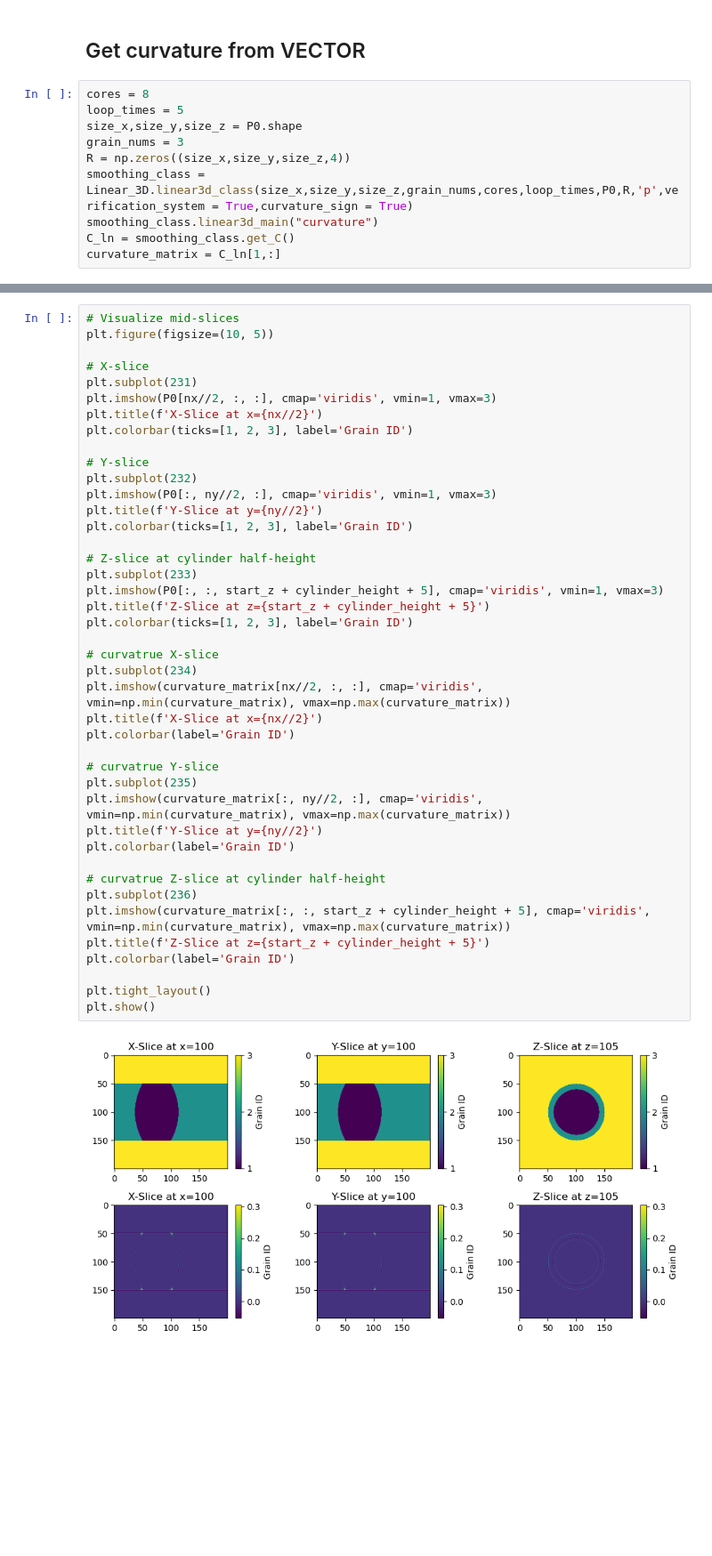
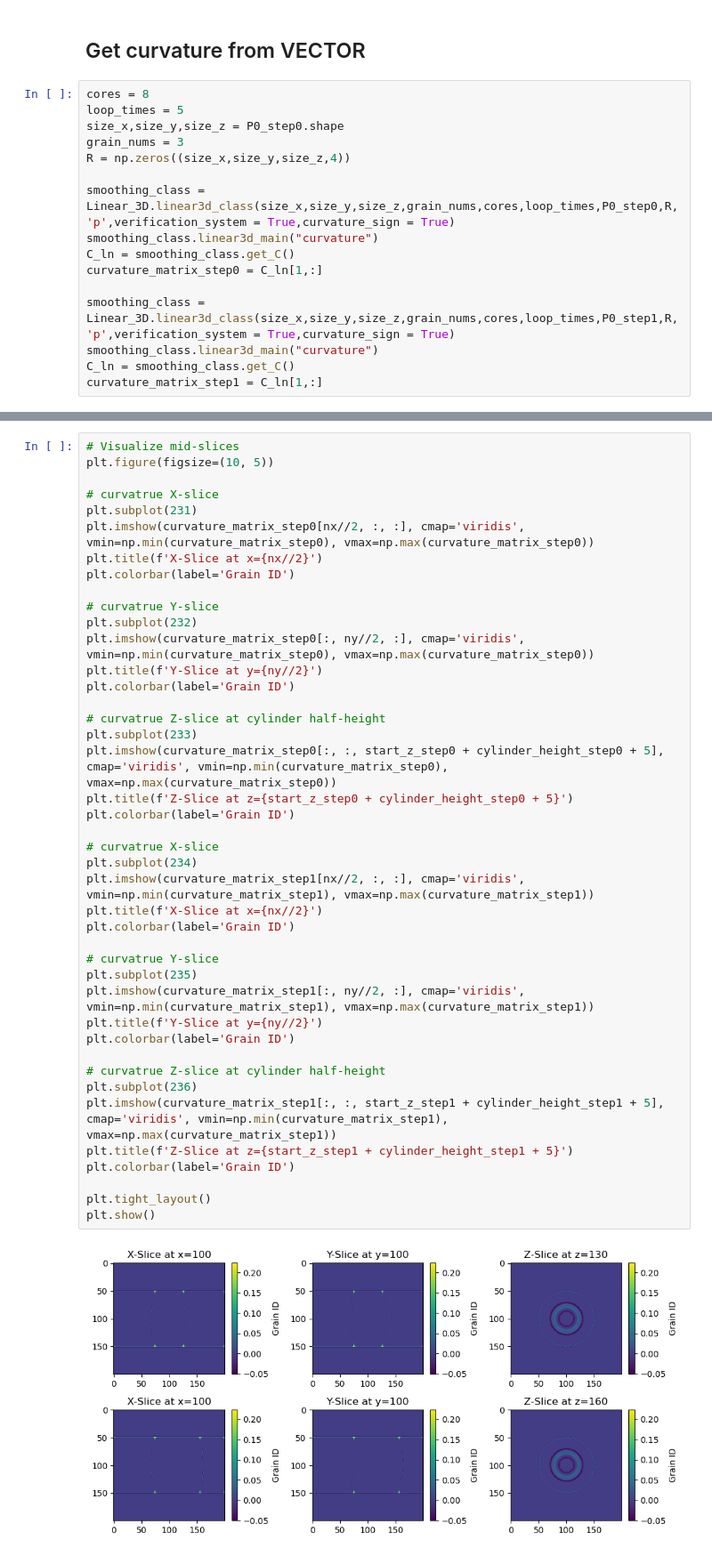
Before and after one commit to Linwitness/VECTOR, a Jupyter notebook: examples/GB_velocity/verification_curvature_algorithm_3d.ipynb, the cells around one changed output, grey strips where cells are left out. Shown at 89% size. Cells and saved outputs as stored; diff of their text form; blank space fills up the shorter version.

Commit message:
fix the curvature issue

```diff
--- a/examples/GB_velocity/verification_curvature_algorithm_3d.ipynb
+++ b/examples/GB_velocity/verification_curvature_algorithm_3d.ipynb
@@ -176,11 +269,17 @@ GB id: 2, Value: [1.00600000e+04 1.00760000e+04 2.24576667e+04 5.59558159e-04]
 # %%
 cores = 8
 loop_times = 5
-size_x,size_y,size_z = P0.shape
+size_x,size_y,size_z = P0_step0.shape
 grain_nums = 3
 R = np.zeros((size_x,size_y,size_z,4))
-smoothing_class = Linear_3D.linear3d_class(size_x,size_y,size_z,grain_nums,cores,loop_times,P0,R,'p',verification_system = True,curvature_sign = True)
+
+smoothing_class = Linear_3D.linear3d_class(size_x,size_y,size_z,grain_nums,cores,loop_times,P0_step0,R,'p',verification_system = True,curvature_sign = True)
 smoothing_class.linear3d_main("curvature")
 C_ln = smoothing_class.get_C()
-curvature_matrix = C_ln[1,:]
+curvature_matrix_step0 = C_ln[1,:]
+
+smoothing_class = Linear_3D.linear3d_class(size_x,size_y,size_z,grain_nums,cores,loop_times,P0_step1,R,'p',verification_system = True,curvature_sign = True)
+smoothing_class.linear3d_main("curvature")
+C_ln = smoothing_class.get_C()
+curvature_matrix_step1 = C_ln[1,:]
 # %% [output]
@@ -204,44 +303,44 @@ core done!
 # %%
 # Visualize mid-slices
 plt.figure(figsize=(10, 5))
 
-# X-slice
+# curvatrue X-slice
 plt.subplot(231)
-plt.imshow(P0[nx//2, :, :], cmap='viridis', vmin=1, vmax=3)
+plt.imshow(curvature_matrix_step0[nx//2, :, :], cmap='viridis', vmin=np.min(curvature_matrix_step0), vmax=np.max(curvature_matrix_step0))
 plt.title(f'X-Slice at x={nx//2}')
-plt.colorbar(ticks=[1, 2, 3], label='Grain ID')
+plt.colorbar(label='Grain ID')
 
-# Y-slice
+# curvatrue Y-slice
 plt.subplot(232)
-plt.imshow(P0[:, ny//2, :], cmap='viridis', vmin=1, vmax=3)
+plt.imshow(curvature_matrix_step0[:, ny//2, :], cmap='viridis', vmin=np.min(curvature_matrix_step0), vmax=np.max(curvature_matrix_step0))
 plt.title(f'Y-Slice at y={ny//2}')
-plt.colorbar(ticks=[1, 2, 3], label='Grain ID')
+plt.colorbar(label='Grain ID')
 
-# Z-slice at cylinder half-height
+# curvatrue Z-slice at cylinder half-height
 plt.subplot(233)
-plt.imshow(P0[:, :, start_z + cylinder_height + 5], cmap='viridis', vmin=1, vmax=3)
-plt.title(f'Z-Slice at z={start_z + cylinder_height + 5}')
-plt.colorbar(ticks=[1, 2, 3], label='Grain ID')
+plt.imshow(curvature_matrix_step0[:, :, start_z_step0 + cylinder_height_step0 + 5], cmap='viridis', vmin=np.min(curvature_matrix_step0), vmax=np.max(curvature_matrix_step0))
+plt.title(f'Z-Slice at z={start_z_step0 + cylinder_height_step0 + 5}')
+plt.colorbar(label='Grain ID')
 
 # curvatrue X-slice
 plt.subplot(234)
-plt.imshow(curvature_matrix[nx//2, :, :], cmap='viridis', vmin=np.min(curvature_matrix), vmax=np.max(curvature_matrix))
+plt.imshow(curvature_matrix_step1[nx//2, :, :], cmap='viridis', vmin=np.min(curvature_matrix_step1), vmax=np.max(curvature_matrix_step1))
 plt.title(f'X-Slice at x={nx//2}')
 plt.colorbar(label='Grain ID')
 
 # curvatrue Y-slice
 plt.subplot(235)
-plt.imshow(curvature_matrix[:, ny//2, :], cmap='viridis', vmin=np.min(curvature_matrix), vmax=np.max(curvature_matrix))
+plt.imshow(curvature_matrix_step1[:, ny//2, :], cmap='viridis', vmin=np.min(curvature_matrix_step1), vmax=np.max(curvature_matrix_step1))
 plt.title(f'Y-Slice at y={ny//2}')
 plt.colorbar(label='Grain ID')
 
 # curvatrue Z-slice at cylinder half-height
 plt.subplot(236)
-plt.imshow(curvature_matrix[:, :, start_z + cylinder_height + 5], cmap='viridis', vmin=np.min(curvature_matrix), vmax=np.max(curvature_matrix))
-plt.title(f'Z-Slice at z={start_z + cylinder_height + 5}')
+plt.imshow(curvature_matrix_step1[:, :, start_z_step1 + cylinder_height_step1 + 5], cmap='viridis', vmin=np.min(curvature_matrix_step1), vmax=np.max(curvature_matrix_step1))
+plt.title(f'Z-Slice at z={start_z_step1 + cylinder_height_step1 + 5}')
 plt.colorbar(label='Grain ID')
 
 plt.tight_layout()
 plt.show()
 # %% [output]
-[figure, old version]
+[figure, new version]
```
Also changed, not shown: parts of 18 cells of this notebook, 1 other file.
